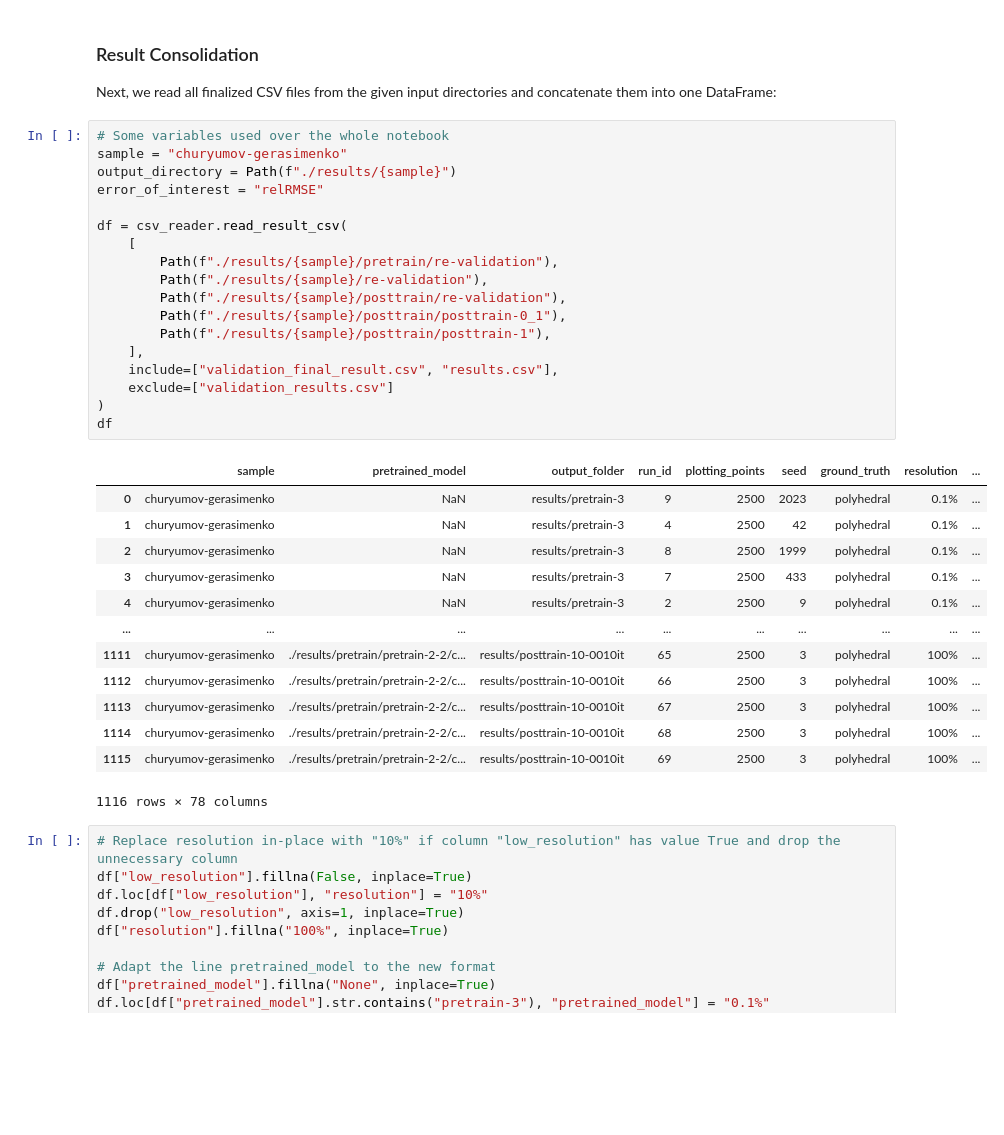
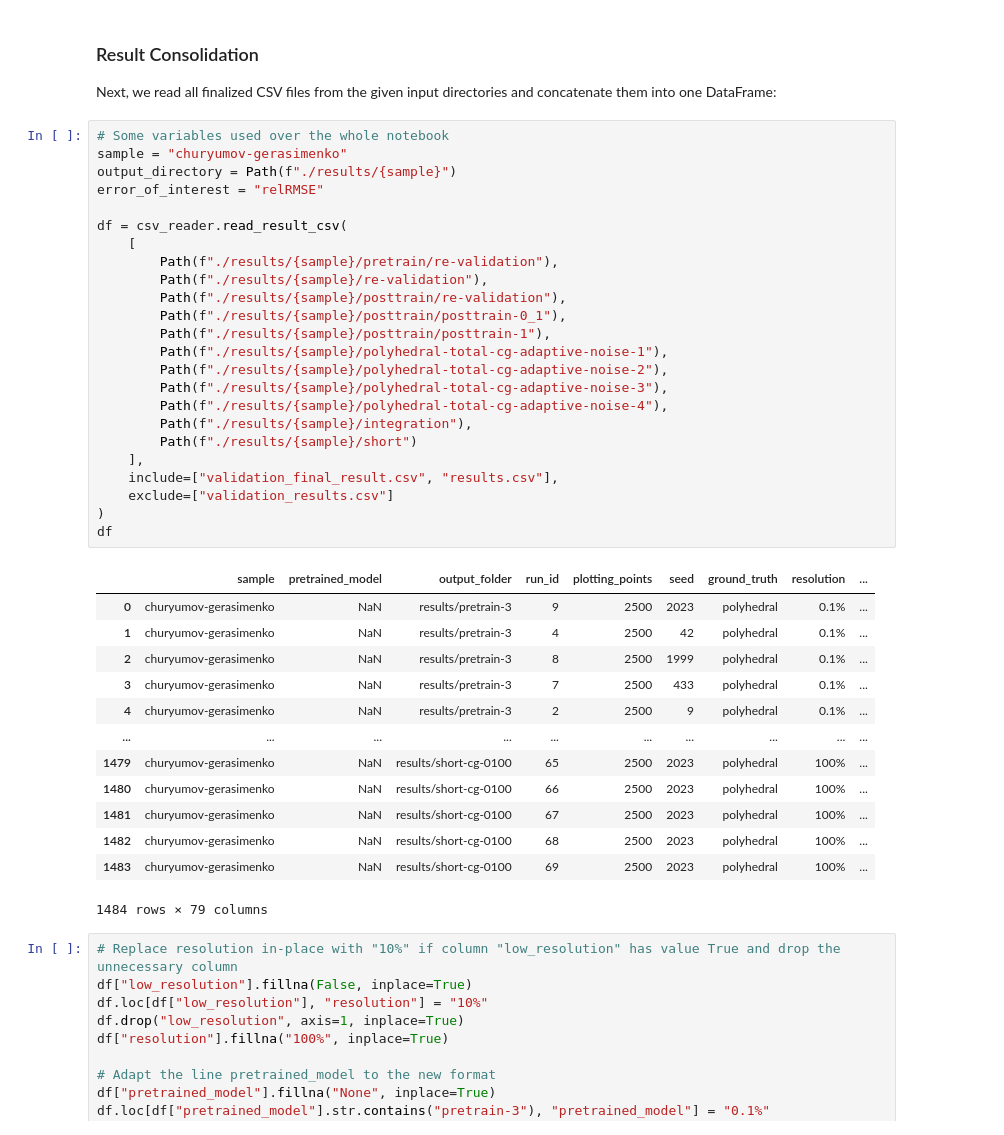
Before and after one commit to gomezzz/geodesyNets, a Jupyter notebook: P3 - Analysis Churyumov-Gerasimenko.ipynb, the cells around one changed output. Saved outputs shown, nothing was run; the diff lists cells and outputs as text; blank space fills up the shorter version.

```diff
--- a/P3 - Analysis Churyumov-Gerasimenko.ipynb
+++ b/P3 - Analysis Churyumov-Gerasimenko.ipynb
@@ -26,35 +26,41 @@ Next, we read all finalized CSV files from the given input directories and conca
 # %%
 # Some variables used over the whole notebook
 sample = "churyumov-gerasimenko"
 output_directory = Path(f"./results/{sample}")
 error_of_interest = "relRMSE"
 
 df = csv_reader.read_result_csv(
     [
         Path(f"./results/{sample}/pretrain/re-validation"),
         Path(f"./results/{sample}/re-validation"),
         Path(f"./results/{sample}/posttrain/re-validation"),
         Path(f"./results/{sample}/posttrain/posttrain-0_1"),
         Path(f"./results/{sample}/posttrain/posttrain-1"),
+        Path(f"./results/{sample}/polyhedral-total-cg-adaptive-noise-1"),
+        Path(f"./results/{sample}/polyhedral-total-cg-adaptive-noise-2"),
+        Path(f"./results/{sample}/polyhedral-total-cg-adaptive-noise-3"),
+        Path(f"./results/{sample}/polyhedral-total-cg-adaptive-noise-4"),
+        Path(f"./results/{sample}/integration"),
+        Path(f"./results/{sample}/short")
     ],
     include=["validation_final_result.csv", "results.csv"],
     exclude=["validation_results.csv"]
 )
 df
 # %% [output]
 |  | sample | pretrained_model | output_folder | run_id | plotting_points | seed | ground_truth | resolution | ... |
 | 0 | churyumov-gerasimenko | NaN | results/pretrain-3 | 9 | 2500 | 2023 | polyhedral | 0.1% | ... |
 | 1 | churyumov-gerasimenko | NaN | results/pretrain-3 | 4 | 2500 | 42 | polyhedral | 0.1% | ... |
 | 2 | churyumov-gerasimenko | NaN | results/pretrain-3 | 8 | 2500 | 1999 | polyhedral | 0.1% | ... |
 | 3 | churyumov-gerasimenko | NaN | results/pretrain-3 | 7 | 2500 | 433 | polyhedral | 0.1% | ... |
 | 4 | churyumov-gerasimenko | NaN | results/pretrain-3 | 2 | 2500 | 9 | polyhedral | 0.1% | ... |
 | ... | ... | ... | ... | ... | ... | ... | ... | ... | ... |
-| 1111 | churyumov-gerasimenko | ./results/pretrain/pretrain-2-2/c... | results/posttrain-10-0010it | 65 | 2500 | 3 | polyhedral | 100% | ... |
-| 1112 | churyumov-gerasimenko | ./results/pretrain/pretrain-2-2/c... | results/posttrain-10-0010it | 66 | 2500 | 3 | polyhedral | 100% | ... |
-| 1113 | churyumov-gerasimenko | ./results/pretrain/pretrain-2-2/c... | results/posttrain-10-0010it | 67 | 2500 | 3 | polyhedral | 100% | ... |
-| 1114 | churyumov-gerasimenko | ./results/pretrain/pretrain-2-2/c... | results/posttrain-10-0010it | 68 | 2500 | 3 | polyhedral | 100% | ... |
-| 1115 | churyumov-gerasimenko | ./results/pretrain/pretrain-2-2/c... | results/posttrain-10-0010it | 69 | 2500 | 3 | polyhedral | 100% | ... |
+| 1479 | churyumov-gerasimenko | NaN | results/short-cg-0100 | 65 | 2500 | 2023 | polyhedral | 100% | ... |
+| 1480 | churyumov-gerasimenko | NaN | results/short-cg-0100 | 66 | 2500 | 2023 | polyhedral | 100% | ... |
+| 1481 | churyumov-gerasimenko | NaN | results/short-cg-0100 | 67 | 2500 | 2023 | polyhedral | 100% | ... |
+| 1482 | churyumov-gerasimenko | NaN | results/short-cg-0100 | 68 | 2500 | 2023 | polyhedral | 100% | ... |
+| 1483 | churyumov-gerasimenko | NaN | results/short-cg-0100 | 69 | 2500 | 2023 | polyhedral | 100% | ... |
-1116 rows × 78 columns
+1484 rows × 79 columns
 # %%
 # Replace resolution in-place with "10%" if column "low_resolution" has value True and drop the unnecessary column
 df["low_resolution"].fillna(False, inplace=True)
```
Also changed, not shown: parts of 10 cells of this notebook, 2 other files.
